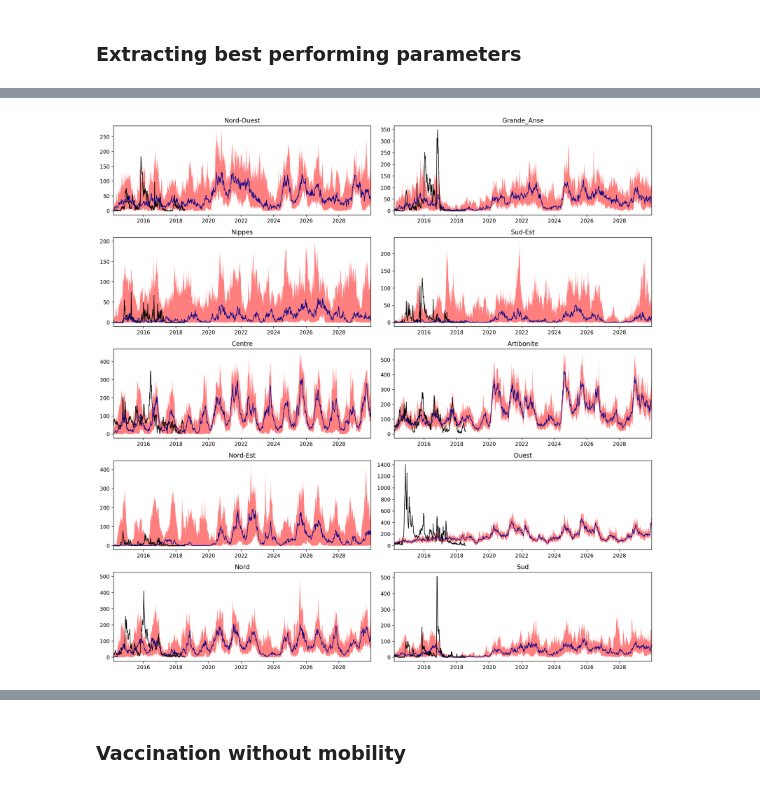
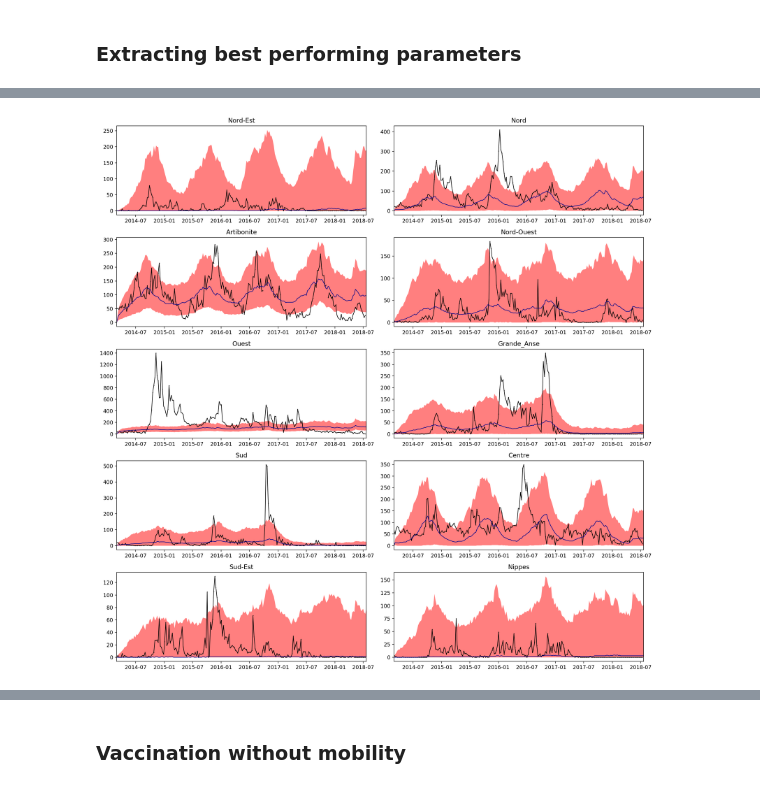
Before and after one commit to jcblemai/haiti-mass-ocv-campaign, a Jupyter notebook: forecast.ipynb, the cells around one changed output, grey strips where cells are left out. Saved outputs shown, nothing was run; the diff lists cells and outputs as text; code cells hidden in the pictures.

```diff
--- a/forecast.ipynb
+++ b/forecast.ipynb
@@ -68,7 +68,7 @@ rain_prj = project_rain(rainfall, t_for)
 rain = pd.concat((rainfall, rain_prj))
 rain.to_csv('haiti-data/proj/rainfall.csv', index_label = 'date')
 # %%
-nsim = 1
+nsim = 1000
 run_lvl = 4
 # %% [markdown]
 ### Extracting best performing parameters
@@ -83,8 +83,8 @@ covar_init.to_csv('covar_mob.csv', index_label='date')
 
 all_data = {}
 #all_params = {}
-#for i, dp in enumerate(dept_avail):
-for i, dp in enumerate(['Artibonite']):
+for i, dp in enumerate(dept_avail):
+#for i, dp in enumerate(['Artibonite']):
 
     dept_data = {}
     robjects.r('departement <- "' + dp + '"')
@@ -184,32 +166,32 @@ params_disp
 # %%
 ti = input_parameters['t_start']
 #ti = input_parameters['t_end']
 tf = t_for
-#tf = datetime.date(2018,7,21)
+tf = datetime.date(2018,7,21)
 
 fig, axes = plt.subplots((len(all_data))//2, 2, figsize=(15,15), squeeze = True, dpi = 200);
 fig.patch.set_facecolor('white')
 axes = axes.flatten();
 for i, dp in enumerate(dept_avail):
 #for i, dp in enumerate(['Artibonite', 'Nord-Est', 'Ouest']):
 
     #axt =  axes[i].twinx()
     axes[i].plot(cases[dp][t_start:][ti:tf], marker='.', linestyle='-',color='k', linewidth=1, markersize=1 )
     axes[i].fill_between(all_data[dp]['cases']['q05'][ti:tf].index, all_data[dp]['cases']['q05'][ti:tf], all_data[dp]['cases']['q95'][ti:tf], alpha = .5, color = 'red', linewidth = 0)
     #axes[i].plot(all_data[dp]['cases']['mean'], linewidth=1, alpha = 1,linestyle='-.', color = 'black')
     axes[i].plot(all_data[dp]['cases']['q50'][ti:tf], alpha = 1,linestyle='-', linewidth = 1, color = 'darkblue')
     #axt.bar(pd.date_range(t_start,t_for, freq='W-SAT')[ti:tf].date, rain[dp].resample('W-SAT').sum()[t_start:t_for][ti:tf],
     #            label = r'Rainfall', color = 'darkblue', width=7, alpha = 1)
 
     axes[i].set_title(dp)
     #axes[i].set_ylim(0, 300)
     #axt.set_ylim(2*max(rain[dp].resample('W-SAT').sum()[t_start:t_for]),0) # check if only reverse y
     axes[i].set_xlim(ti, tf)
     #axes[i].legend()
 
 fig.tight_layout()
 # %% [output]
-[figure, old version]
+[figure, new version]
 # %%
 import seaborn as sns
 sns.pairplot(params_disp, markers = '.')
```
Also changed, not shown: parts of 9 cells of this notebook, 2 other files.
